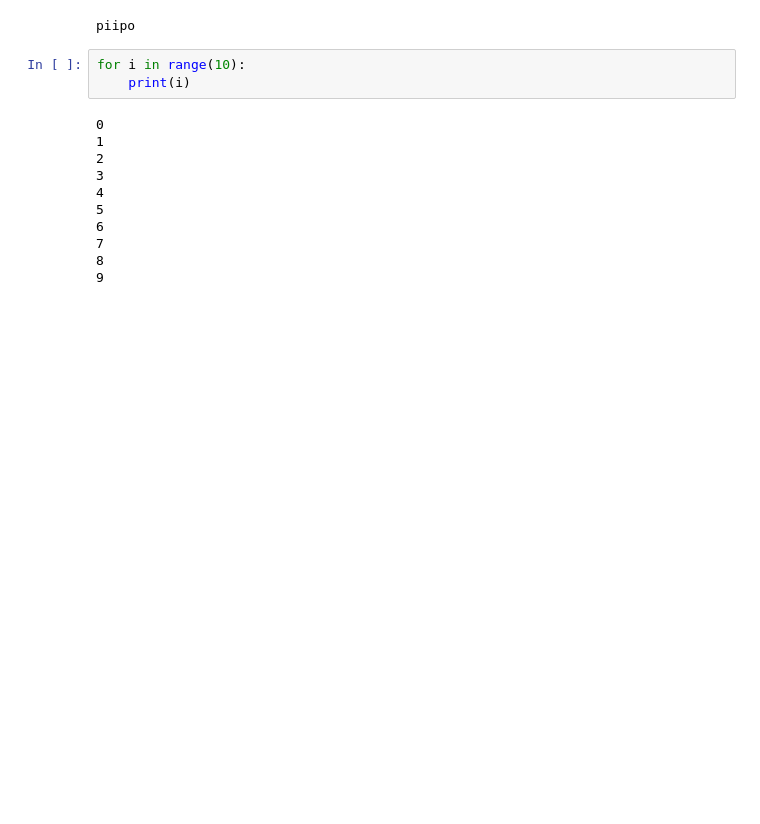
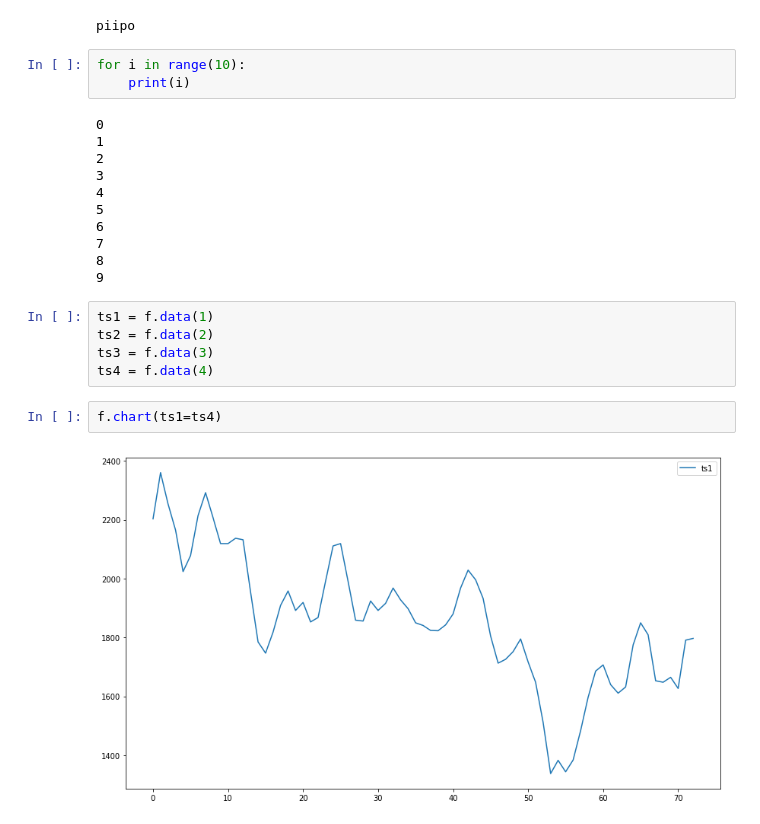
Before and after one commit to ropinotex/forecasting, a Jupyter notebook: Forecasting.ipynb, the cells around one changed output. Drawn from its saved outputs; the diff is of its cells as text; blank space fills up the shorter version.

```diff
--- a/Forecasting.ipynb
+++ b/Forecasting.ipynb
@@ -108,3 +113,12 @@ for i in range(10):
 7
 8
 9
+# %%
+ts1 = f.data(1)
+ts2 = f.data(2)
+ts3 = f.data(3)
+ts4 = f.data(4)
+# %%
+f.chart(ts1=ts4)
+# %% [output]
+[figure, added]
```
Also changed, not shown: parts of 16 cells of this notebook, 4 other files.
